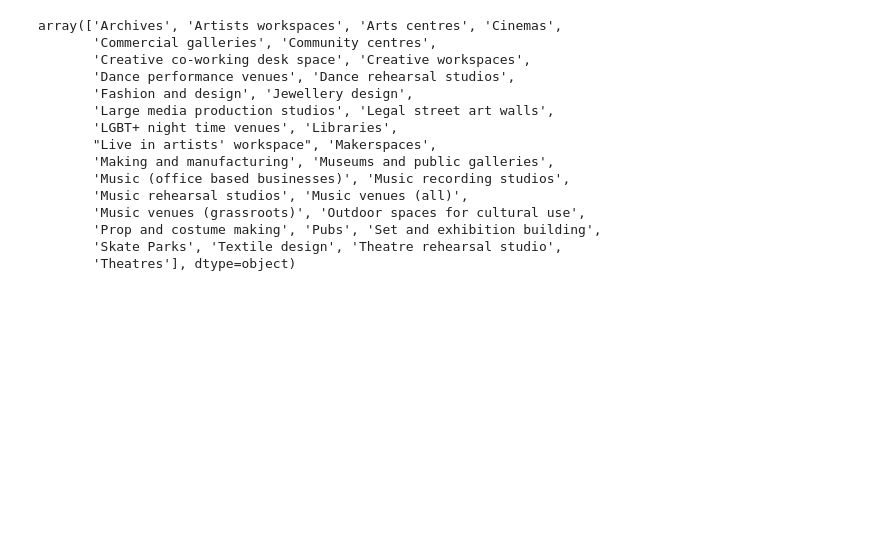
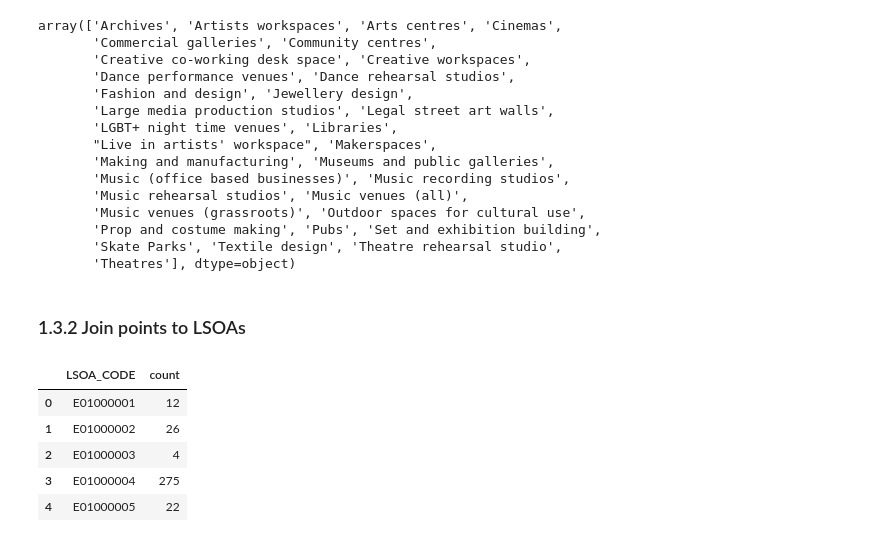
Before and after one commit to ZacharyP-E/are-you-gitting-me, a Jupyter notebook: 1.0 Data Wrangling.ipynb, the cells around one changed output. Drawn from its saved outputs; the diff is of its cells as text; code cells hidden in the pictures; blank space fills up the shorter version.

```diff
--- a/1.0 Data Wrangling.ipynb
+++ b/1.0 Data Wrangling.ipynb
@@ -137,3 +141,5 @@ array(['Archives', 'Artists workspaces', 'Arts centres', 'Cinemas',
        'Prop and costume making', 'Pubs', 'Set and exhibition building',
        'Skate Parks', 'Textile design', 'Theatre rehearsal studio',
        'Theatres'], dtype=object)
+# %% [markdown]
+### 1.3.2 Join points to LSOAs
@@ -139,0 +156,9 @@ array(['Archives', 'Artists workspaces', 'Arts centres', 'Cinemas',
+# %%
+count_by_lsoa.head(5)
+# %% [output]
+|  | LSOA_CODE | count |
+| 0 | E01000001 | 12 |
+| 1 | E01000002 | 26 |
+| 2 | E01000003 | 4 |
+| 3 | E01000004 | 275 |
+| 4 | E01000005 | 22 |
```
Also changed, not shown: parts of 6 cells of this notebook.
